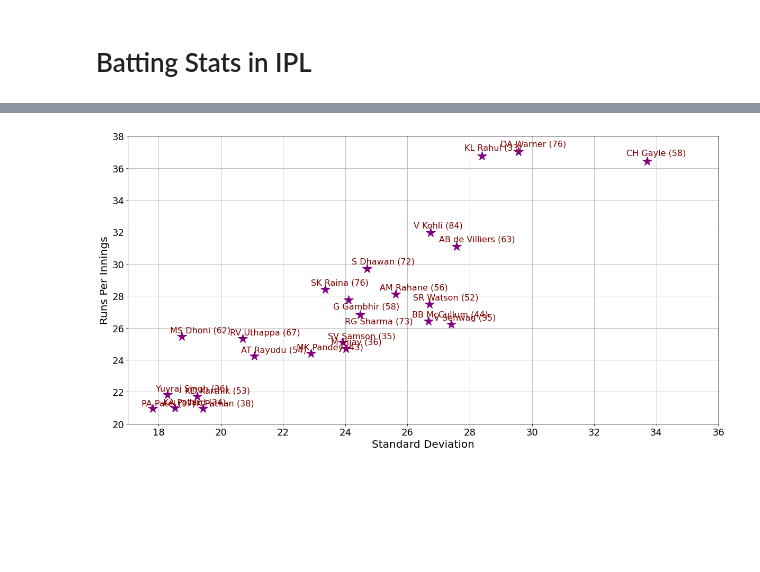
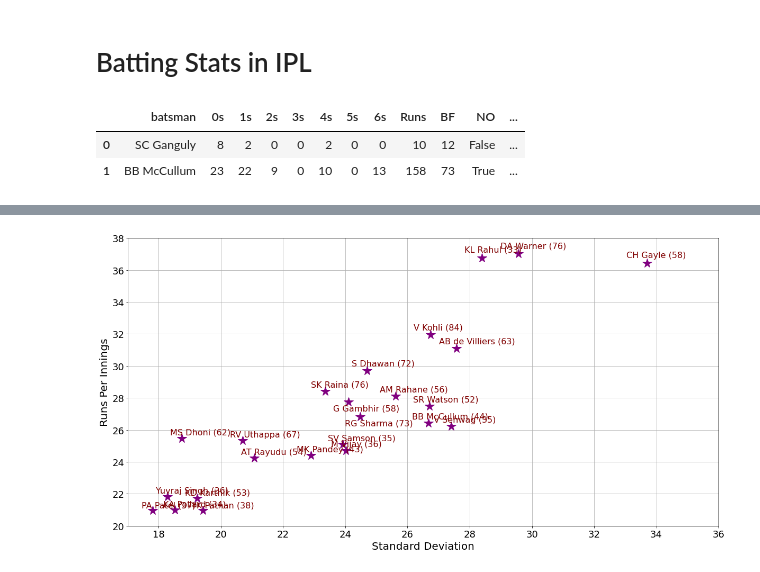
Before and after one commit to khanalg44/cricket_data, a Jupyter notebook: 03_ipl/05_consistency.ipynb, the cells around one changed output, grey strips where cells are left out. Saved outputs shown, nothing was run; the diff lists cells and outputs as text; code cells hidden in the pictures; blank space fills up the shorter version.

```diff
--- a/03_ipl/05_consistency.ipynb
+++ b/03_ipl/05_consistency.ipynb
@@ -8,6 +8,13 @@ import os, glob, yaml, pickle
 import datetime
 
 from utils import get_player_profile
+# %%
+df=pickle.load(open('./database/batting_record_all_years.df', 'rb'))
+df.head(2)
+# %% [output]
+|  | batsman | 0s | 1s | 2s | 3s | 4s | 5s | 6s | Runs | BF | NO | ... |
+| 0 | SC Ganguly | 8 | 2 | 0 | 0 | 2 | 0 | 0 | 10 | 12 | False | ... |
+| 1 | BB McCullum | 23 | 22 | 9 | 0 | 10 | 0 | 13 | 158 | 73 | True | ... |
 # %%
 def consistency_(th_runs=30, min_runs=2500):
     df=pickle.load(open('./database/batting_record_all_years.df', 'rb'))
```
Also changed, not shown: parts of 2 cells of this notebook.
